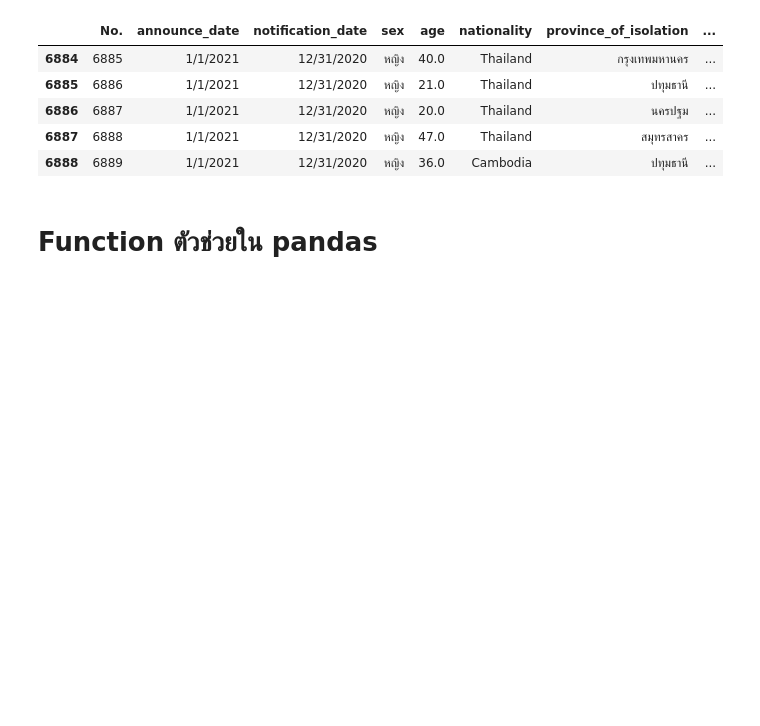
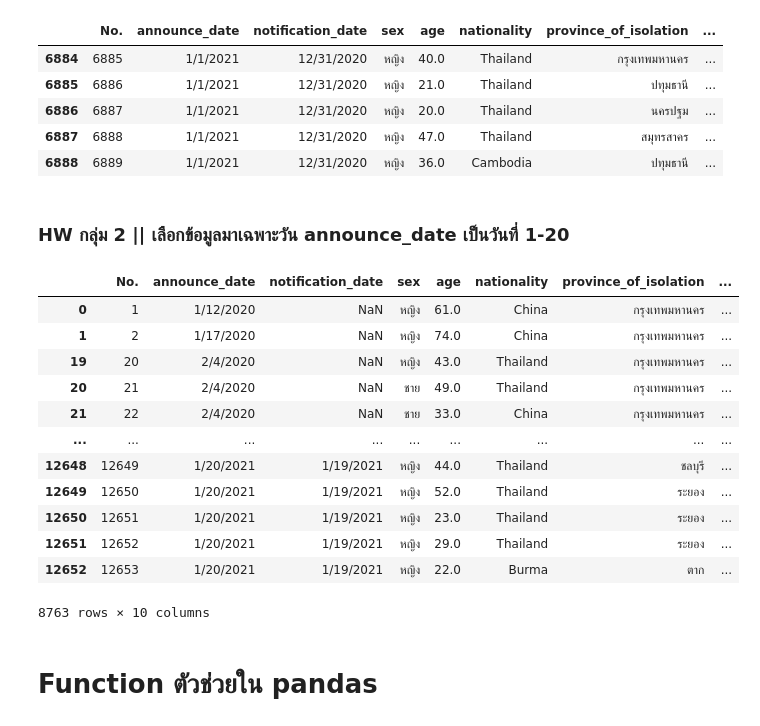
Before and after one commit to SupawadeeKhamthuy/data_viz_2022, a Jupyter notebook: Pandas101.ipynb, the cells around one changed output. Drawn from its saved outputs; the diff is of its cells as text; code cells hidden in the pictures; blank space fills up the shorter version.

```diff
--- a/Pandas101.ipynb
+++ b/Pandas101.ipynb
@@ -563,6 +784,30 @@ data_covid[TF].head()
 | 6886 | 6887 | 1/1/2021 | 12/31/2020 | หญิง | 20.0 | Thailand | นครปฐม | ... |
 | 6887 | 6888 | 1/1/2021 | 12/31/2020 | หญิง | 47.0 | Thailand | สมุทรสาคร | ... |
 | 6888 | 6889 | 1/1/2021 | 12/31/2020 | หญิง | 36.0 | Cambodia | ปทุมธานี | ... |
+# %% [markdown]
+### HW กลุ่ม 2 || เลือกข้อมูลมาเฉพาะวัน announce_date เป็นวันที่ 1-20
+# %%
+HW2 = list() #กำหนด ad รับค่า list ว่าง
+for i in data_covid.iterrows(): #ใช้คำสั่ง iterrows() วนซ้ำบน data_covid
+  if int(i[1]['announce_date'].split('/')[1]) <= 20: # ใช้ int เพื่อเอาเฉพาะคอลัม announce_date มาคิด และใช้คำสั่ง split เพื่อเอา / ออก และใส่ 1 เพื่อให้เอาแค่เลจวันที่ และใช้ <= 20 เพื่อเอาค่าวันที่ที่ น้อยกว่าและเท่ากับ 20 เท่านั้น
+    HW2.append(True) # ถ้าข้อมูลถูกตามที่ใช้คำสั่งให้นับค่า และ แสดงผล
+  else:
+    HW2.append(False) # ถ้าข้อมูลผิดจะไม่นับค่าและแสดงผล
+data_covid[HW2]
+# %% [output]
+|  | No. | announce_date | notification_date | sex | age | nationality | province_of_isolation | ... |
+| 0 | 1 | 1/12/2020 | NaN | หญิง | 61.0 | China | กรุงเทพมหานคร | ... |
+| 1 | 2 | 1/17/2020 | NaN | หญิง | 74.0 | China | กรุงเทพมหานคร | ... |
+| 19 | 20 | 2/4/2020 | NaN | หญิง | 43.0 | Thailand | กรุงเทพมหานคร | ... |
+| 20 | 21 | 2/4/2020 | NaN | ชาย | 49.0 | Thailand | กรุงเทพมหานคร | ... |
+| 21 | 22 | 2/4/2020 | NaN | ชาย | 33.0 | China | กรุงเทพมหานคร | ... |
+| ... | ... | ... | ... | ... | ... | ... | ... | ... |
+| 12648 | 12649 | 1/20/2021 | 1/19/2021 | หญิง | 44.0 | Thailand | ชลบุรี | ... |
+| 12649 | 12650 | 1/20/2021 | 1/19/2021 | หญิง | 52.0 | Thailand | ระยอง | ... |
+| 12650 | 12651 | 1/20/2021 | 1/19/2021 | หญิง | 23.0 | Thailand | ระยอง | ... |
+| 12651 | 12652 | 1/20/2021 | 1/19/2021 | หญิง | 29.0 | Thailand | ระยอง | ... |
+| 12652 | 12653 | 1/20/2021 | 1/19/2021 | หญิง | 22.0 | Burma | ตาก | ... |
+8763 rows × 10 columns
 # %% [markdown]
 # Function ตัวช่วยใน pandas
 # %% [markdown]
```
Also changed, not shown: parts of 56 cells of this notebook.
